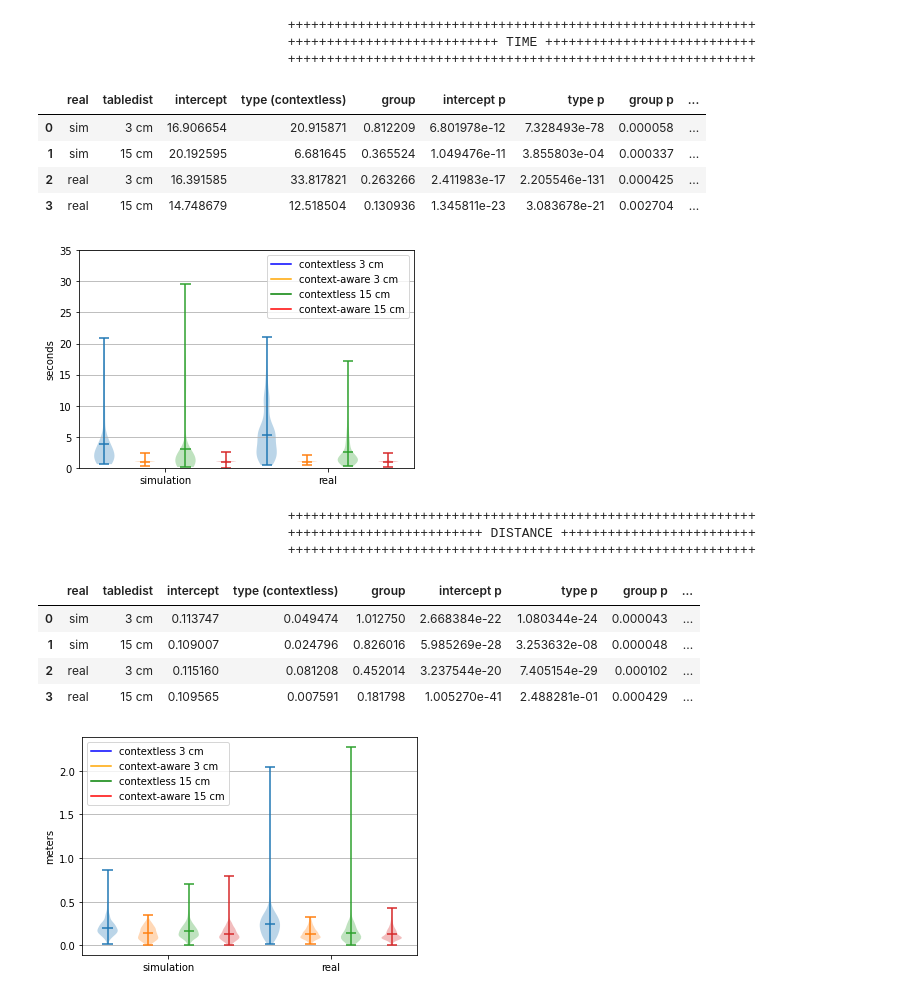
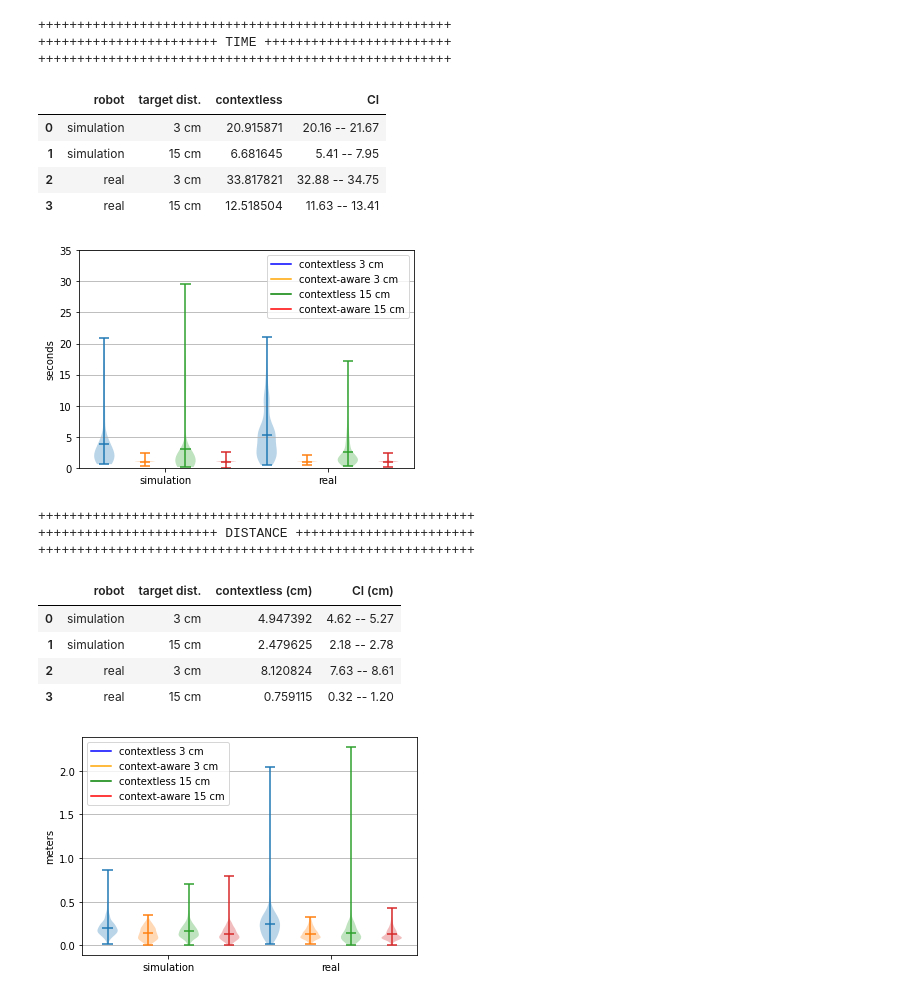
Before and after one commit to ferdinandyb/context-specific-table-navigation-2023, a Jupyter notebook: dataset/results.ipynb, the cells around one changed output. Saved outputs shown, nothing was run; the diff lists cells and outputs as text; code cells hidden in the pictures.

Commit message:
added new tables

```diff
--- a/dataset/results.ipynb
+++ b/dataset/results.ipynb
@@ -13,5 +13,5 @@ Mounted at /content/drive/
 # %%
-df_t = pd.read_csv("./drive/Shareddrives/TableTestPaper/dataset.csv")
+df_t = pd.read_csv("./drive/Shareddrives/TableTestPaper/global_data.csv")
 # drop when moving between same points
 df_t = df_t[df_t.going_from != df_t.going_to]
 df_g = df_t
@@ -24,73 +24,81 @@ def beautify(df_t):
   df_t["target dist."] = df_t.tabledist
   df_t["contextless"] = df_t["type (contextless)"]
   return df_t[["real", "target dist.", "contextless", "group","intercept"]]
+# %%
+def mod(df):
+  df.robot = ["simulation" if x == 0 else "real" for x in df.robot]
+  df["target dist."] = [f"{x} cm" for x in df["target dist."]]
+  return df
 # %%
-print("\t\t\t\t++++++++++++++++++++++++++++++++++++++++++++++++++++++++++++")
-print("\t\t\t\t+++++++++++++++++++++++++++ TIME +++++++++++++++++++++++++++")
-print("\t\t\t\t++++++++++++++++++++++++++++++++++++++++++++++++++++++++++++")
+print("+++++++++++++++++++++++++++++++++++++++++++++++++++++")
+print("+++++++++++++++++++++++ TIME ++++++++++++++++++++++++")
+print("+++++++++++++++++++++++++++++++++++++++++++++++++++++")
 time_results = []
 for real in [0,1]:
   for tabledist in [3,15]:
       subset = df_t[(df_t.real == real) & (df_t.tabledist == tabledist) ]
       model = smf.mixedlm("time ~ type", subset, groups=subset["groups"])
       result = model.fit()
-      time_results.append([real,tabledist] + list(result.params) + list(result.pvalues))
+      time_results.append([real,tabledist] + [result.params[1]] + [" -- ".join([f"{x:.2f}" for x in result.conf_int(alpha=0.5).values[1,:]])])
 
-time_results = pd.DataFrame( time_results, columns = ["real", "tabledist", "intercept", "type (contextless)", "group", "intercept p", "type p", "group p"])
-beautify(time_results).to_csv("restable_time.csv", index = False, float_format="%.2f")
-time_results
+time_results = mod(pd.DataFrame( time_results, columns = ["robot", "target dist.", "contextless", "CI",]))
+time_results.to_csv("restable_time.csv", index = False, float_format="%.2f")
+
 
 fig, axes = plt.subplots()
 
 # contextless 3 cm (real & sim)
 axes.violinplot(dataset = [df_g[(df_g['real'] == 0) & (df_g['type'] == 'contextless') & (df_g['tabledist'] == 3)]["scaled_time"].values,
                            df_g[(df_g['real'] == 1) & (df_g['type'] == 'contextless') & (df_g['tabledist'] == 3)]["scaled_time"].values], showextrema=True, showmeans=True, positions=[1,5])
 # context-awaret-aware 3 cm (real & sim)
 axes.violinplot(dataset = [df_g[(df_g['real'] == 0) & (df_g['type'] == 'context-aware') & (df_g['tabledist'] == 3)]["scaled_time"].values,
                            df_g[(df_g['real'] == 1) & (df_g['type'] == 'context-aware') & (df_g['tabledist'] == 3)]["scaled_time"].values], showextrema=True, showmeans=True,  positions=[2,6])
 # contextless 15 cm (real & sim)
 axes.violinplot(dataset = [df_g[(df_g['real'] == 0) & (df_g['type'] == 'contextless') & (df_g['tabledist'] == 15)]["scaled_time"].values,
                            df_g[(df_g['real'] == 1) & (df_g['type'] == 'contextless') & (df_g['tabledist'] == 15)]["scaled_time"].values], showextrema=True, showmeans=True, positions=[3,7])
 # context-aware 15 cm (real & sim)
 axes.violinplot(dataset = [df_g[(df_g['real'] == 0) & (df_g['type'] == 'context-aware') & (df_g['tabledist'] == 15)]["scaled_time"].values,
                            df_g[(df_g['real'] == 1) & (df_g['type'] == 'context-aware') & (df_g['tabledist'] == 15)]["scaled_time"].values], showextrema=True, showmeans=True,  positions=[4,8])
 axes.yaxis.grid(True)
 axes.set_ylabel('seconds')
 plt.xticks([2.5,6.5], ["simulation", "real"])
 plt.plot([], c='blue', label='contextless 3 cm')
 plt.plot([], c='orange', label='context-aware 3 cm')
 plt.plot([], c='green', label='contextless 15 cm')
 plt.plot([], c='red', label='context-aware 15 cm')
 #plt.legend(loc='best', fancybox=True, framealpha=0.4)
 plt.legend(loc='best', fancybox=True)
 plt.ylim([0,35])
+plt.savefig("./drive/Shareddrives/TableTestPaper/time_graph.png", dpi=300)
 
 time_results
 # %% [output]
-                                ++++++++++++++++++++++++++++++++++++++++++++++++++++++++++++
-                                +++++++++++++++++++++++++++ TIME +++++++++++++++++++++++++++
-                                ++++++++++++++++++++++++++++++++++++++++++++++++++++++++++++
++++++++++++++++++++++++++++++++++++++++++++++++++++++
++++++++++++++++++++++++ TIME ++++++++++++++++++++++++
++++++++++++++++++++++++++++++++++++++++++++++++++++++
-|  | real | tabledist | intercept | type (contextless) | group | intercept p | type p | group p | ... |
-| 0 | sim | 3 cm | 16.906654 | 20.915871 | 0.812209 | 6.801978e-12 | 7.328493e-78 | 0.000058 | ... |
-| 1 | sim | 15 cm | 20.192595 | 6.681645 | 0.365524 | 1.049476e-11 | 3.855803e-04 | 0.000337 | ... |
-| 2 | real | 3 cm | 16.391585 | 33.817821 | 0.263266 | 2.411983e-17 | 2.205546e-131 | 0.000425 | ... |
-| 3 | real | 15 cm | 14.748679 | 12.518504 | 0.130936 | 1.345811e-23 | 3.083678e-21 | 0.002704 | ... |
+|  | robot | target dist. | contextless | CI |
+| 0 | simulation | 3 cm | 20.915871 | 20.16 -- 21.67 |
+| 1 | simulation | 15 cm | 6.681645 | 5.41 -- 7.95 |
+| 2 | real | 3 cm | 33.817821 | 32.88 -- 34.75 |
+| 3 | real | 15 cm | 12.518504 | 11.63 -- 13.41 |
 [figure]
 # %%
-print("\t\t\t\t++++++++++++++++++++++++++++++++++++++++++++++++++++++++++++")
-print("\t\t\t\t+++++++++++++++++++++++++ DISTANCE +++++++++++++++++++++++++")
-print("\t\t\t\t++++++++++++++++++++++++++++++++++++++++++++++++++++++++++++")
+print("++++++++++++++++++++++++++++++++++++++++++++++++++++++++")
+print("+++++++++++++++++++++++ DISTANCE +++++++++++++++++++++++")
+print("++++++++++++++++++++++++++++++++++++++++++++++++++++++++")
 distance_results = []
 for real in [0,1]:
   for tabledist in [3,15]:
       subset = df_t[(df_t.real == real) & (df_t.tabledist == tabledist) ]
       model = smf.mixedlm("distance ~ type", subset, groups=subset["groups"])
       result = model.fit()
-      distance_results.append([real,tabledist] + list(result.params) + list(result.pvalues))
+      distance_results.append([real,tabledist] + [result.params[1]*100] + [" -- ".join([f"{x*100:.2f}" for x in result.conf_int(alpha=0.5).values[1,:]])])
 
-distance_results = pd.DataFrame( distance_results, columns = ["real", "tabledist", "intercept", "type (contextless)", "group", "intercept p", "type p", "group p"])
+distance_results = mod(pd.DataFrame( distance_results, columns = ["robot", "target dist.", "contextless (cm)", "CI (cm)",]))
 
-beautify(distance_results).to_csv("restable_dist.csv", index = False, float_format="%.3f")
+distance_results.to_csv("restable_dist.csv", index = False, float_format="%.3f")
+
+distance_results
 
 fig, axes = plt.subplots()
 # contextless 3 cm (real & sim)
@@ -116,15 +124,17 @@ plt.plot([], c='red', label='context-aware 15 cm')
 #plt.legend(loc='upper left', fancybox=True, framealpha=0.4)
 plt.legend(loc='upper left', fancybox=True)
 
+plt.savefig("./drive/Shareddrives/TableTestPaper/distance_graph.png", dpi=300)
+
 distance_results
 # %% [output]
-                                ++++++++++++++++++++++++++++++++++++++++++++++++++++++++++++
-                                +++++++++++++++++++++++++ DISTANCE +++++++++++++++++++++++++
-                                ++++++++++++++++++++++++++++++++++++++++++++++++++++++++++++
+++++++++++++++++++++++++++++++++++++++++++++++++++++++++
++++++++++++++++++++++++ DISTANCE +++++++++++++++++++++++
+++++++++++++++++++++++++++++++++++++++++++++++++++++++++
-|  | real | tabledist | intercept | type (contextless) | group | intercept p | type p | group p | ... |
-| 0 | sim | 3 cm | 0.113747 | 0.049474 | 1.012750 | 2.668384e-22 | 1.080344e-24 | 0.000043 | ... |
-| 1 | sim | 15 cm | 0.109007 | 0.024796 | 0.826016 | 5.985269e-28 | 3.253632e-08 | 0.000048 | ... |
-| 2 | real | 3 cm | 0.115160 | 0.081208 | 0.452014 | 3.237544e-20 | 7.405154e-29 | 0.000102 | ... |
-| 3 | real | 15 cm | 0.109565 | 0.007591 | 0.181798 | 1.005270e-41 | 2.488281e-01 | 0.000429 | ... |
+|  | robot | target dist. | contextless (cm) | CI (cm) |
+| 0 | simulation | 3 cm | 4.947392 | 4.62 -- 5.27 |
+| 1 | simulation | 15 cm | 2.479625 | 2.18 -- 2.78 |
+| 2 | real | 3 cm | 8.120824 | 7.63 -- 8.61 |
+| 3 | real | 15 cm | 0.759115 | 0.32 -- 1.20 |
 [figure]
 # %%
```
Also changed, not shown: parts of 2 cells of this notebook.
